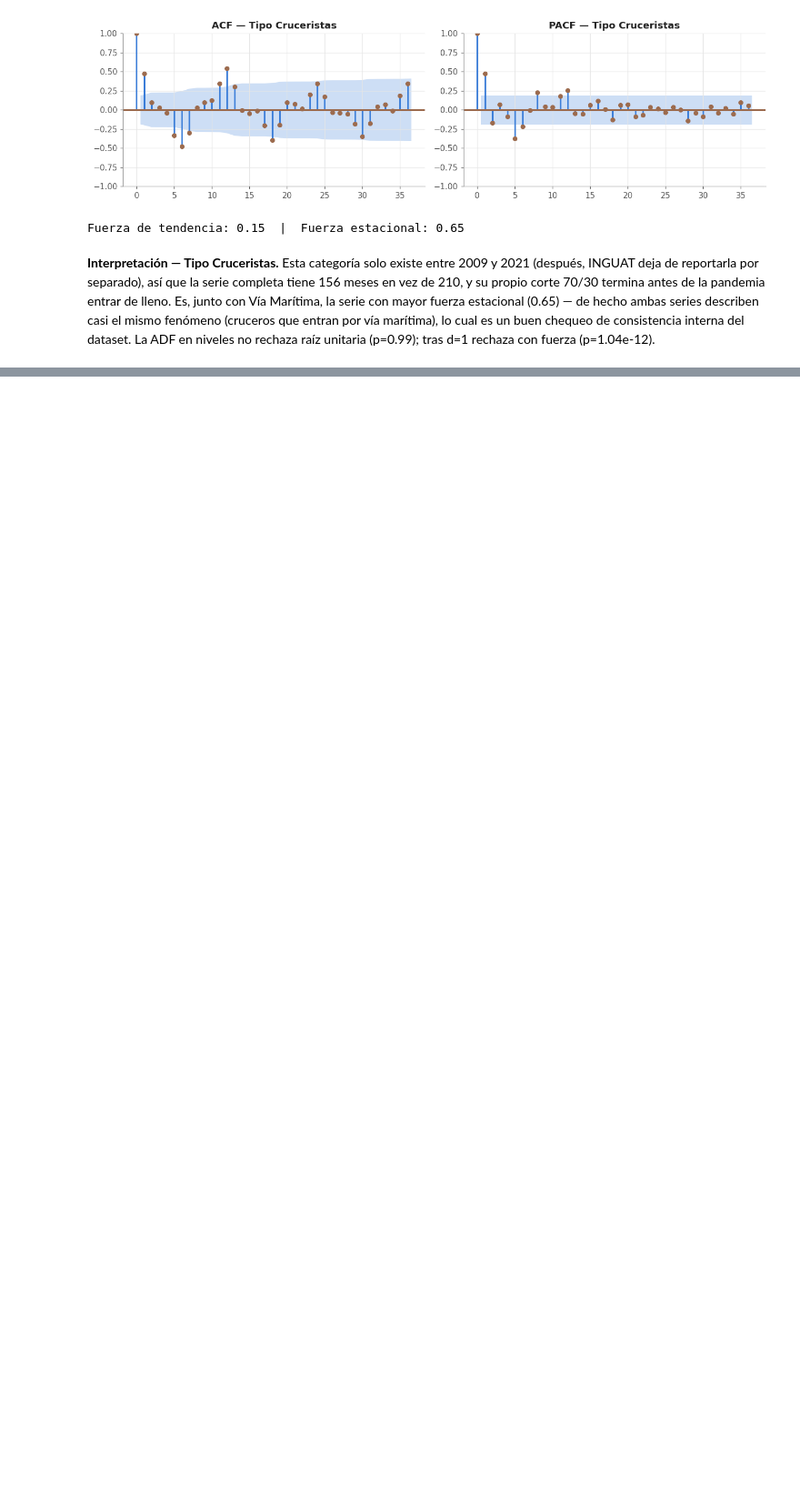
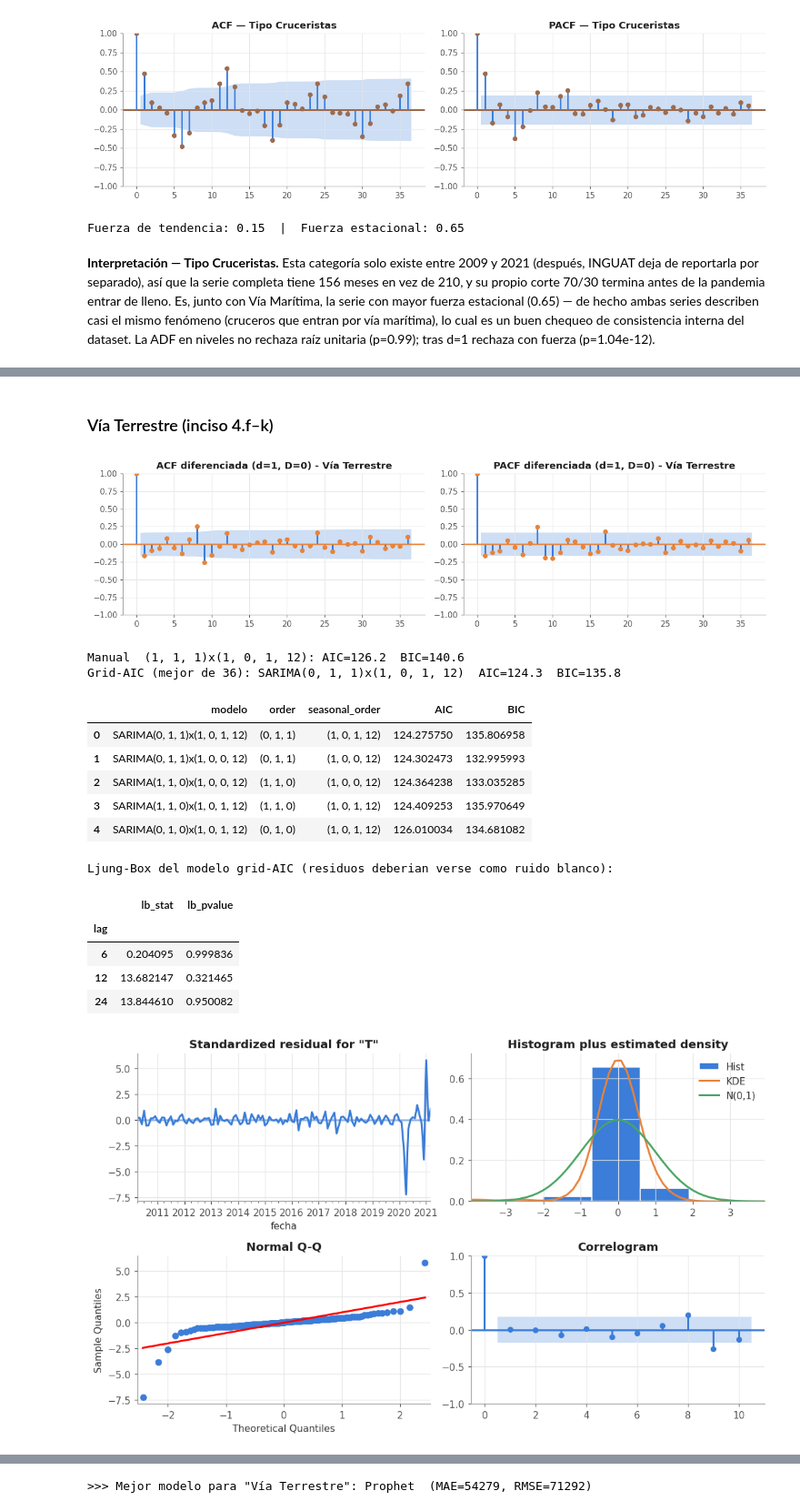
Before and after one commit to Dulce2004/CC3084-Data_Science, a Jupyter notebook: 03_modelado_prediccion/notebooks/03_modelado.ipynb, the cells around one changed output, grey strips where cells are left out. Shown at 91% size. Drawn from its saved outputs; the diff is of its cells as text; code cells hidden in the pictures; blank space fills up the shorter version.

```diff
--- a/03_modelado_prediccion/notebooks/03_modelado.ipynb
+++ b/03_modelado_prediccion/notebooks/03_modelado.ipynb
@@ -165,0 +340,21 @@ La ADF en niveles no rechaza raíz unitaria (p=0.99); tras d=1 rechaza con fuerz
+# %% [markdown]
+### Vía Terrestre (inciso 4.f–k)
+# %%
+res_via_terrestre = modelar_serie('Vía Terrestre', 'Vía: Terrestre', 'via_terrestre', P['naranja'], d=1, D=0)
+# %% [output]
+[figure, added]
+Manual  (1, 1, 1)x(1, 0, 1, 12): AIC=126.2  BIC=140.6
+Grid-AIC (mejor de 36): SARIMA(0, 1, 1)x(1, 0, 1, 12)  AIC=124.3  BIC=135.8
+|  | modelo | order | seasonal_order | AIC | BIC |
+| 0 | SARIMA(0, 1, 1)x(1, 0, 1, 12) | (0, 1, 1) | (1, 0, 1, 12) | 124.275750 | 135.806958 |
+| 1 | SARIMA(0, 1, 1)x(1, 0, 0, 12) | (0, 1, 1) | (1, 0, 0, 12) | 124.302473 | 132.995993 |
+| 2 | SARIMA(1, 1, 0)x(1, 0, 0, 12) | (1, 1, 0) | (1, 0, 0, 12) | 124.364238 | 133.035285 |
+| 3 | SARIMA(1, 1, 0)x(1, 0, 1, 12) | (1, 1, 0) | (1, 0, 1, 12) | 124.409253 | 135.970649 |
+| 4 | SARIMA(0, 1, 0)x(1, 0, 1, 12) | (0, 1, 0) | (1, 0, 1, 12) | 126.010034 | 134.681082 |
+Ljung-Box del modelo grid-AIC (residuos deberian verse como ruido blanco):
+|  | lb_stat | lb_pvalue |
+| lag |  |  |
+| 6 | 0.204095 | 0.999836 |
+| 12 | 13.682147 | 0.321465 |
+| 24 | 13.844610 | 0.950082 |
+[figure, added]
@@ -165,0 +369 @@ La ADF en niveles no rechaza raíz unitaria (p=0.99); tras d=1 rechaza con fuerz
+>>> Mejor modelo para "Vía Terrestre": Prophet  (MAE=54279, RMSE=71292)
```
Also changed, not shown: parts of 25 cells of this notebook, 13 other files.
